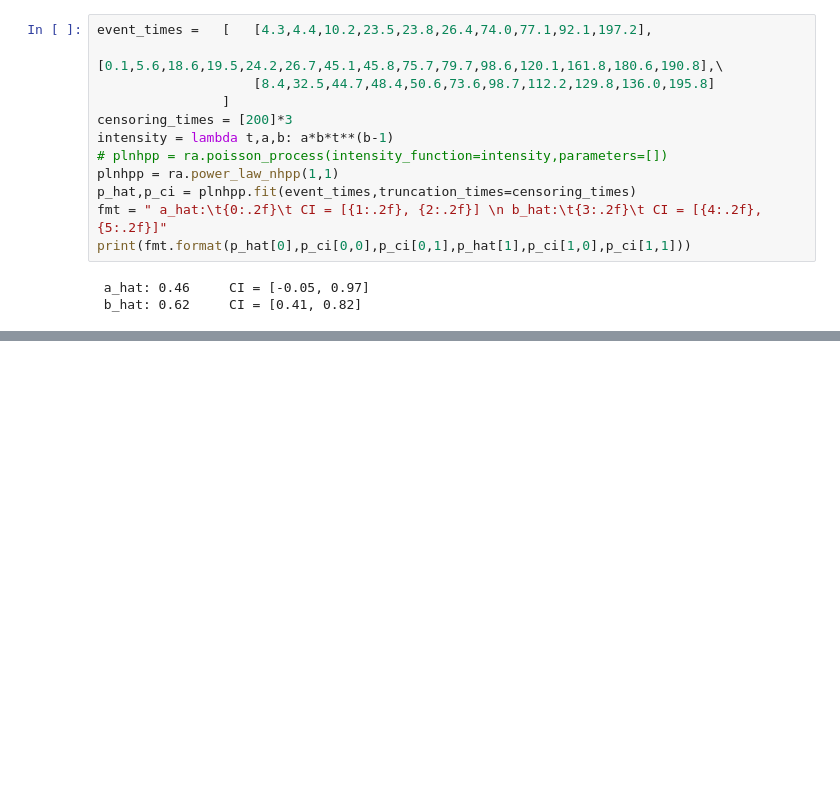
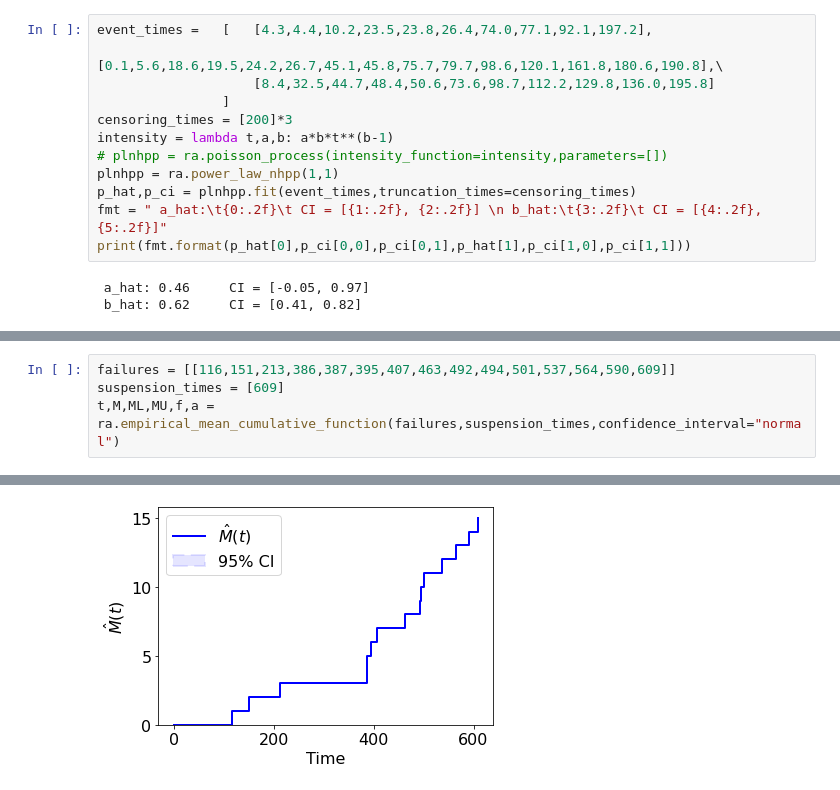
Before and after one commit to cholette/reliability, a Jupyter notebook: Python/reliabilty_and_mle_examples.ipynb, the cells around one changed output, grey strips where cells are left out. Cells and saved outputs as stored; diff of their text form; blank space fills up the shorter version.

```diff
--- a/Python/reliabilty_and_mle_examples.ipynb
+++ b/Python/reliabilty_and_mle_examples.ipynb
@@ -248,0 +253,5 @@ plt.legend()
+# %%
+failures = [[116,151,213,386,387,395,407,463,492,494,501,537,564,590,609]]
+suspension_times = [609]
+t,M,ML,MU,f,a = ra.empirical_mean_cumulative_function(failures,suspension_times,confidence_interval="normal")
+# %% [output]
@@ -248,0 +259 @@ plt.legend()
+[figure, added]
```
Also changed, not shown: parts of 7 cells of this notebook, 1 other file.
